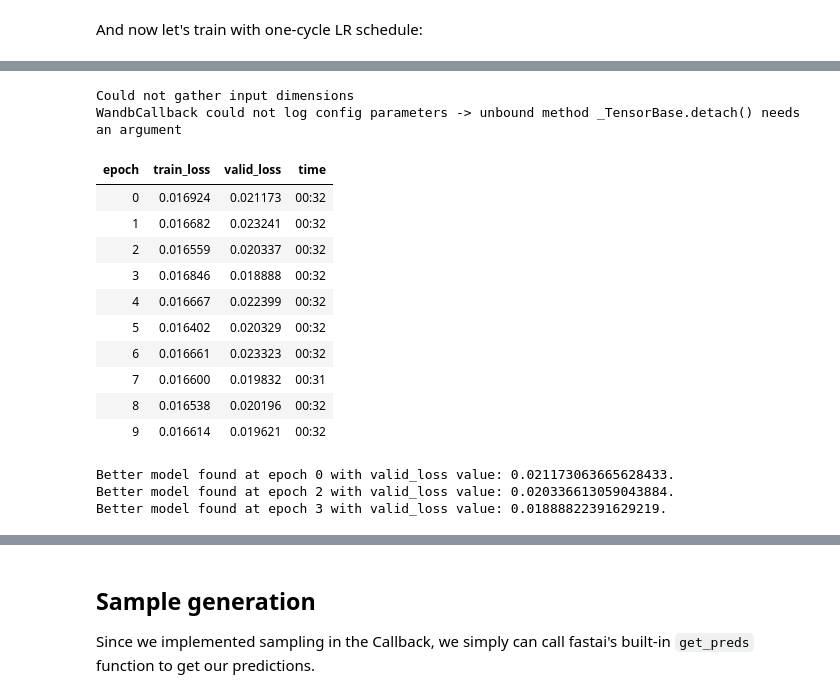
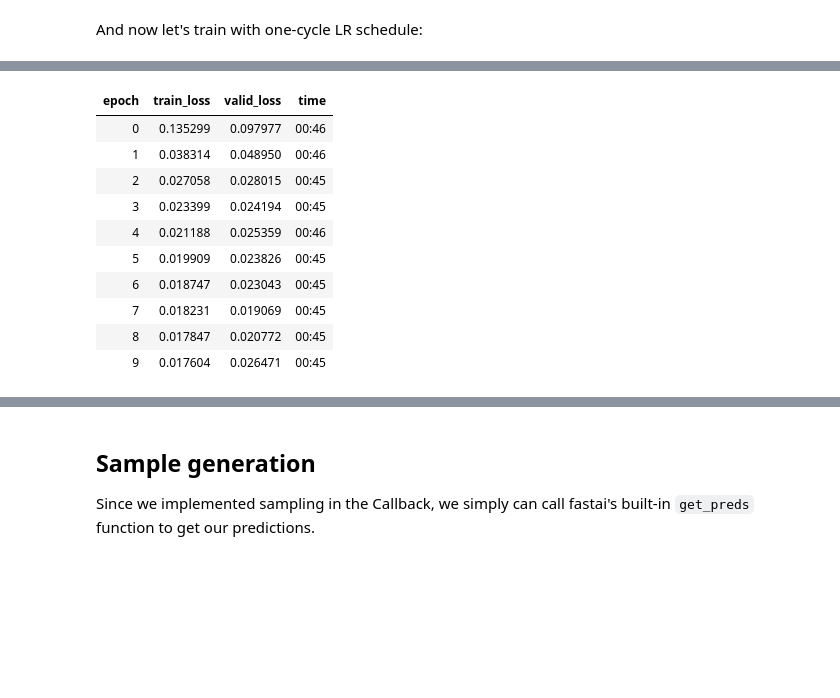
Before and after one commit to fastai/fastdiffusion, a Jupyter notebook: nbs/tcapelle/Diffusion_models_with_fastai_conditional.ipynb, the cells around one changed output, grey strips where cells are left out. Saved outputs shown, nothing was run; the diff lists cells and outputs as text; code cells hidden in the pictures; blank space fills up the shorter version.

```diff
--- a/nbs/tcapelle/Diffusion_models_with_fastai_conditional.ipynb
+++ b/nbs/tcapelle/Diffusion_models_with_fastai_conditional.ipynb
@@ -158,22 +142,17 @@ Syncing run azure-river-32 to Weights & Biases (docs)
-# %%
-ddpm_learner.fit_one_cycle(10, 1e-5, cbs =[SaveModelCallback(), WandbCallback(log_preds=False, log_model=True, model_name="mnist")])
-# %% [output]
-Could not gather input dimensions
-WandbCallback could not log config parameters -> unbound method _TensorBase.detach() needs an argument
-| epoch | train_loss | valid_loss | time |
-| 0 | 0.016924 | 0.021173 | 00:32 |
-| 1 | 0.016682 | 0.023241 | 00:32 |
-| 2 | 0.016559 | 0.020337 | 00:32 |
-| 3 | 0.016846 | 0.018888 | 00:32 |
-| 4 | 0.016667 | 0.022399 | 00:32 |
-| 5 | 0.016402 | 0.020329 | 00:32 |
-| 6 | 0.016661 | 0.023323 | 00:32 |
-| 7 | 0.016600 | 0.019832 | 00:31 |
-| 8 | 0.016538 | 0.020196 | 00:32 |
-| 9 | 0.016614 | 0.019621 | 00:32 |
-Better model found at epoch 0 with valid_loss value: 0.021173063665628433.
-Better model found at epoch 2 with valid_loss value: 0.020336613059043884.
-Better model found at epoch 3 with valid_loss value: 0.01888822391629219.
+# %%
+ddpm_learner.fit_one_cycle(10,3e-4)
+# %% [output]
+| epoch | train_loss | valid_loss | time |
+| 0 | 0.135299 | 0.097977 | 00:46 |
+| 1 | 0.038314 | 0.048950 | 00:46 |
+| 2 | 0.027058 | 0.028015 | 00:45 |
+| 3 | 0.023399 | 0.024194 | 00:45 |
+| 4 | 0.021188 | 0.025359 | 00:46 |
+| 5 | 0.019909 | 0.023826 | 00:45 |
+| 6 | 0.018747 | 0.023043 | 00:45 |
+| 7 | 0.018231 | 0.019069 | 00:45 |
+| 8 | 0.017847 | 0.020772 | 00:45 |
+| 9 | 0.017604 | 0.026471 | 00:45 |
 # %%
 ddpm_learner.recorder.plot_loss()
 # %% [output]
```
Also changed, not shown: parts of 20 cells of this notebook.
